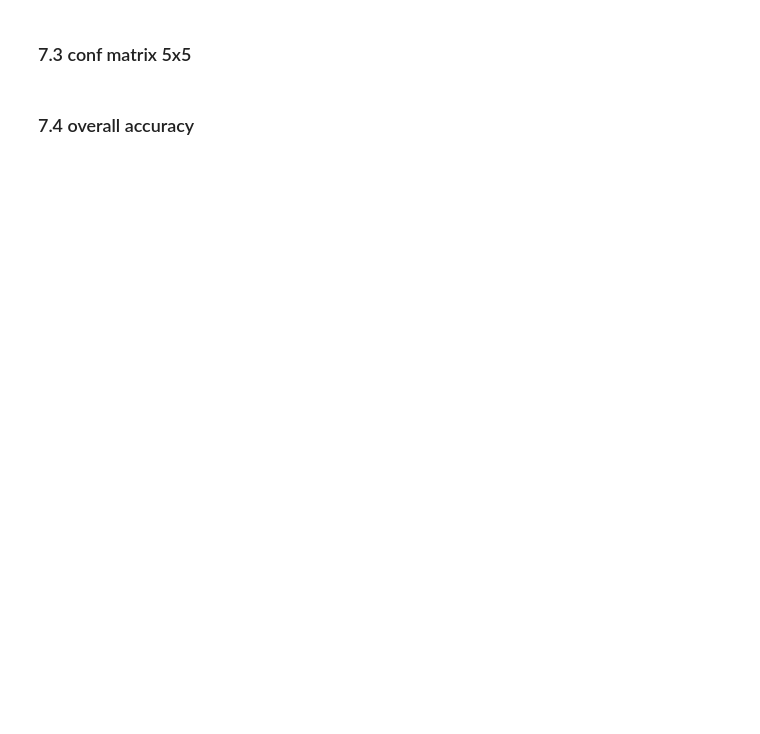
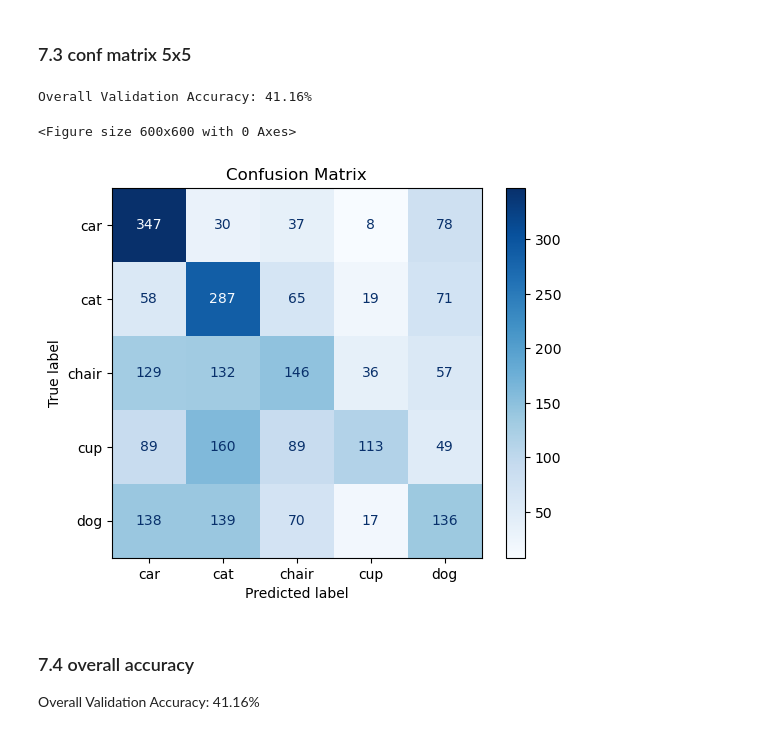
Before and after one commit to jung1230/Deep_Learning, a Jupyter notebook: HW6/hw6_Alan_Chen.ipynb, the cells around one changed output. Cells and saved outputs as stored; diff of their text form; code cells hidden in the pictures; blank space fills up the shorter version.

```diff
--- a/HW6/hw6_Alan_Chen.ipynb
+++ b/HW6/hw6_Alan_Chen.ipynb
@@ -368,6 +580,47 @@ visualize_dataset("single_instance", target_classes)
 # %% [markdown]
 ### 7.3 conf matrix 5x5
+# %%
+# --- conv matrix ---
+from sklearn.metrics import accuracy_score
+
+def evaluate_model(model, val_loader):
+    model.eval()
+    all_preds = []
+    all_labels = []
+
+    with torch.no_grad():
+        for images, labels in val_loader:
+            images, labels = images.to(device), labels.to(device)
+            outputs = model(images)
+            _, predicted = torch.max(outputs, 1)
+
+            all_preds.extend(predicted.cpu().numpy())
+            all_labels.extend(labels.cpu().numpy())
+
+    return np.array(all_labels), np.array(all_preds)
+
+# Get true labels and predictions
+true_labels, predicted_labels = evaluate_model(model, val_loader)
+
+# Compute overall accuracy
+overall_acc = accuracy_score(true_labels, predicted_labels)
+print(f"Overall Validation Accuracy: {overall_acc * 100:.2f}%")
+
+# Compute confusion matrix
+cm = confusion_matrix(true_labels, predicted_labels)
+disp = ConfusionMatrixDisplay(confusion_matrix=cm, display_labels=train_dataset.classes)
+
+# Plot confusion matrix
+plt.figure(figsize=(6, 6))
+disp.plot(cmap="Blues", values_format='d')
+plt.title("Confusion Matrix")
+plt.show()
+# %% [output]
+Overall Validation Accuracy: 41.16%
+<Figure size 600x600 with 0 Axes>
+[figure, added]
 # %% [markdown]
 ### 7.4 overall accuracy
+Overall Validation Accuracy: 41.16%
 # %% [markdown]
 ### 7.5 per class accuracy 5x1 table
```
Also changed, not shown: parts of 6 cells of this notebook.
